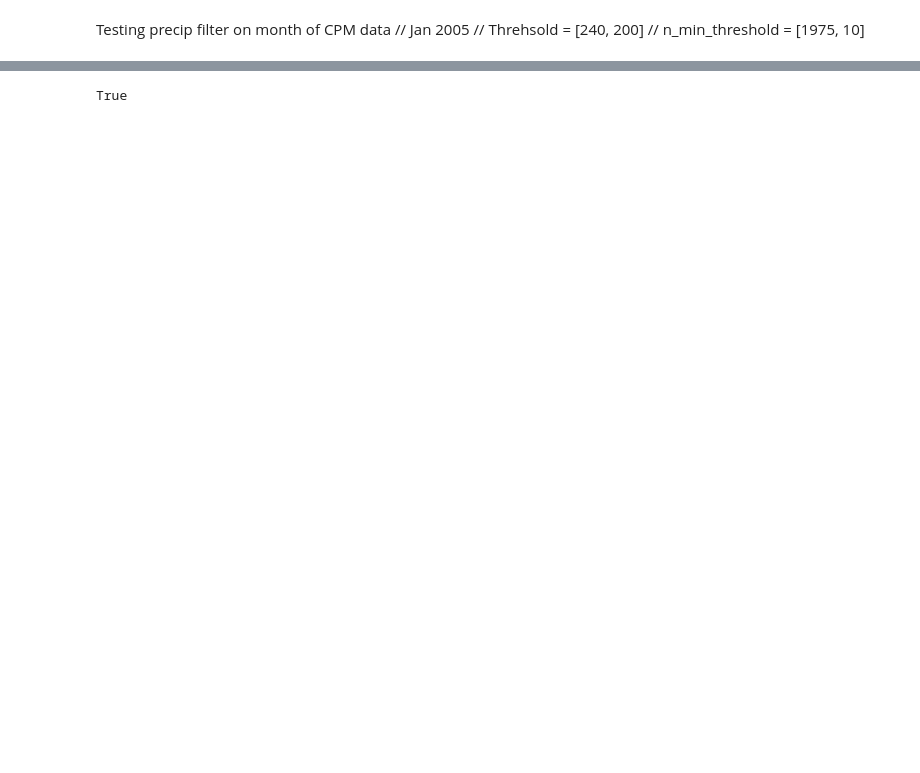
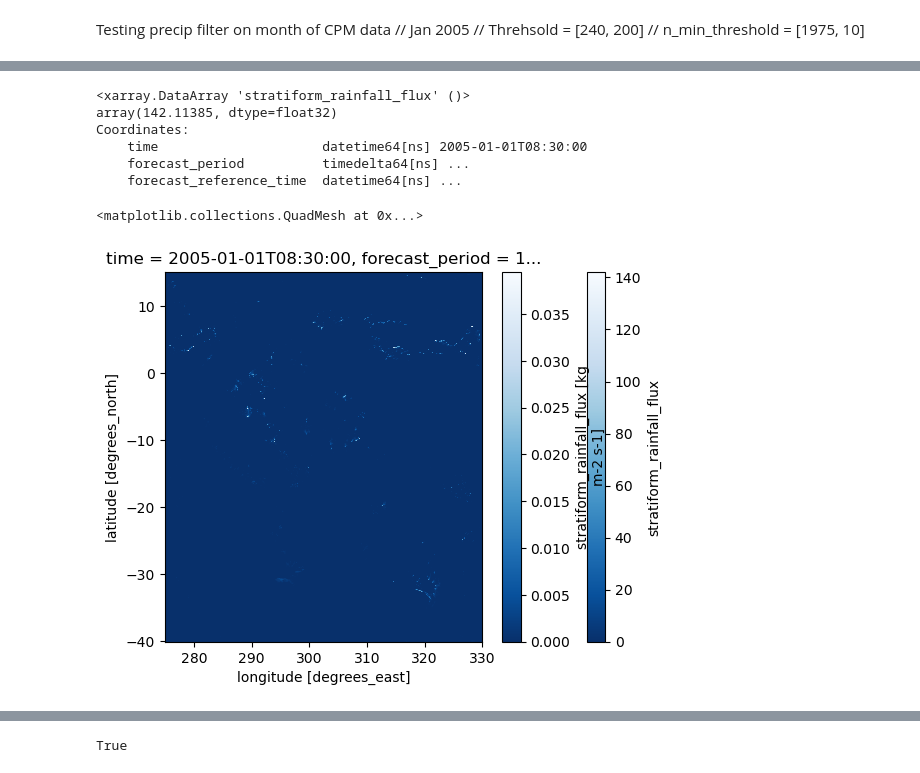
Before and after one commit to harrietgilmour/tobac_sensitivity, a Jupyter notebook: precip_filter_testing.ipynb, the cells around one changed output, grey strips where cells are left out. Saved outputs shown, nothing was run; the diff lists cells and outputs as text; code cells hidden in the pictures; blank space fills up the shorter version.

```diff
--- a/precip_filter_testing.ipynb
+++ b/precip_filter_testing.ipynb
@@ -46,2 +62,17 @@ tracks = pd.read_hdf('Save/Track_precip_test.h5', 'table')
+# %%
+a = precip[8,:,:]*3600
+a.plot(cmap='Blues_r')
+print(a.max())
+
+precip[8,:,:].plot(cmap='Blues_r')
+# %% [output]
+<xarray.DataArray 'stratiform_rainfall_flux' ()>
+array(142.11385, dtype=float32)
+Coordinates:
+    time                     datetime64[ns] 2005-01-01T08:30:00
+    forecast_period          timedelta64[ns] ...
+    forecast_reference_time  datetime64[ns] ...
+<matplotlib.collections.QuadMesh at 0x...>
+[figure, added]
 # %%
 print(mask[274,:,:])
```
Also changed, not shown: parts of 19 cells of this notebook.
